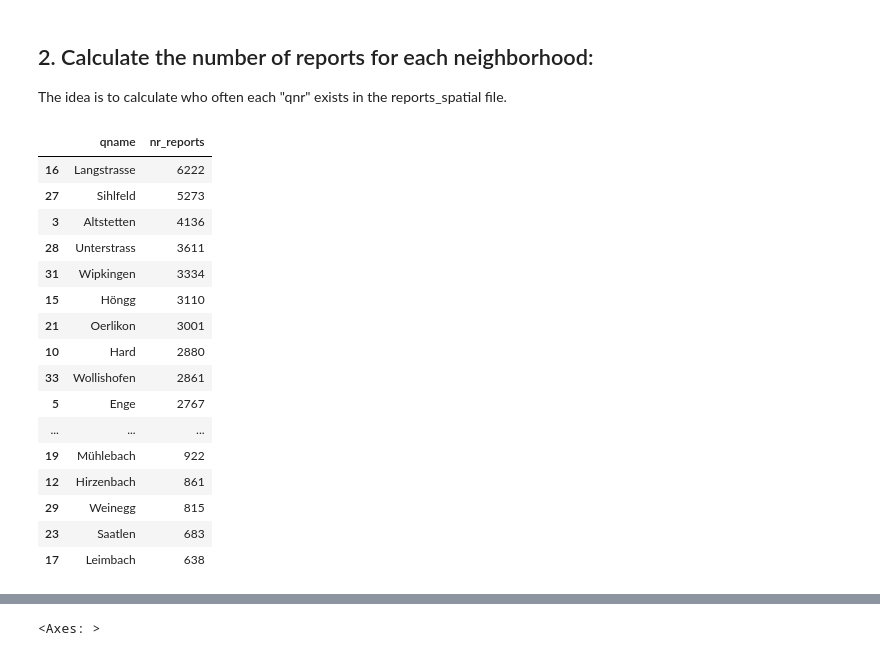
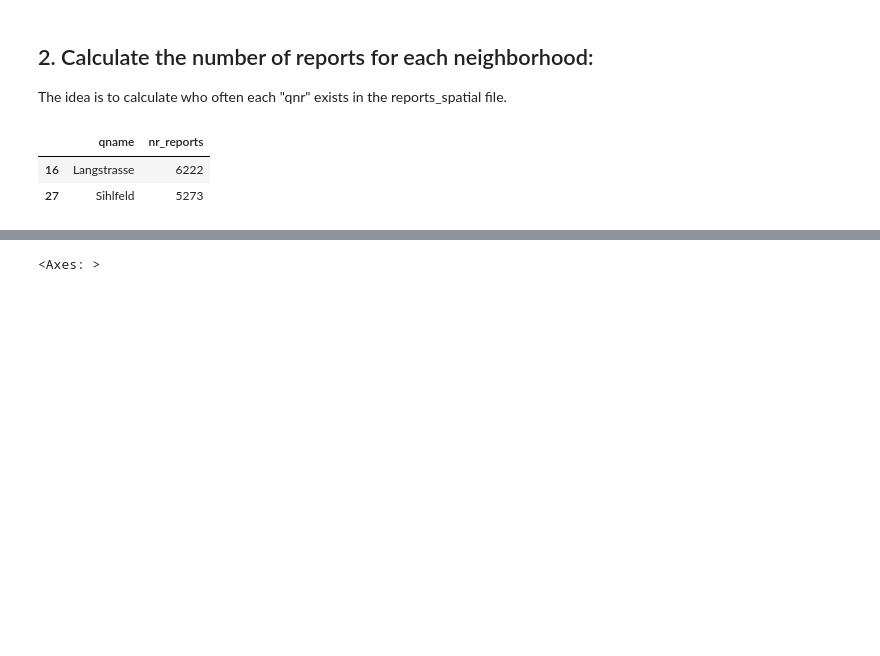
Before and after one commit to mj1905/sds210_project_Matthias_Jost, a Jupyter notebook: notebooks/Q1_area_dependency.ipynb, the cells around one changed output, grey strips where cells are left out. Drawn from its saved outputs; the diff is of its cells as text; code cells hidden in the pictures; blank space fills up the shorter version.

```diff
--- a/notebooks/Q1_area_dependency.ipynb
+++ b/notebooks/Q1_area_dependency.ipynb
@@ -33,3 +28,6 @@ quartiere=import_file("quartiere_processed")
+# %%
+reports_spatial=import_preprocessed_data("reports_quartiere_sjoin.gpkg")
+quartiere=import_preprocessed_data("quartiere_processed.gpkg")
 # %% [markdown]
 Check wheter the import worked:
 # %%
@@ -48,31 +46,17 @@ The idea is to calculate who often each "qnr" exists in the reports_spatial file
 # %%
 # use this code: !!!!
 n_reports=(
     reports_spatial
     .groupby("qname")
     .size()
     .reset_index(name="nr_reports")#this transforms the qnr to a data column named nr_reports (after the code above it was set as the index)
     .sort_values(by="nr_reports",ascending=False) #displays me the highest values first
 )
-display(n_reports)
+display(n_reports.head(2))
 # %% [output]
 |  | qname | nr_reports |
 | 16 | Langstrasse | 6222 |
 | 27 | Sihlfeld | 5273 |
-| 3 | Altstetten | 4136 |
-| 28 | Unterstrass | 3611 |
-| 31 | Wipkingen | 3334 |
-| 15 | Höngg | 3110 |
-| 21 | Oerlikon | 3001 |
-| 10 | Hard | 2880 |
-| 33 | Wollishofen | 2861 |
-| 5 | Enge | 2767 |
-| ... | ... | ... |
-| 19 | Mühlebach | 922 |
-| 12 | Hirzenbach | 861 |
-| 29 | Weinegg | 815 |
-| 23 | Saatlen | 683 |
-| 17 | Leimbach | 638 |
 # %%
 # now merge it to the quartiere dataset:
 quartiere=quartiere.merge(
```
Also changed, not shown: parts of 11 cells of this notebook, 2 other files.
